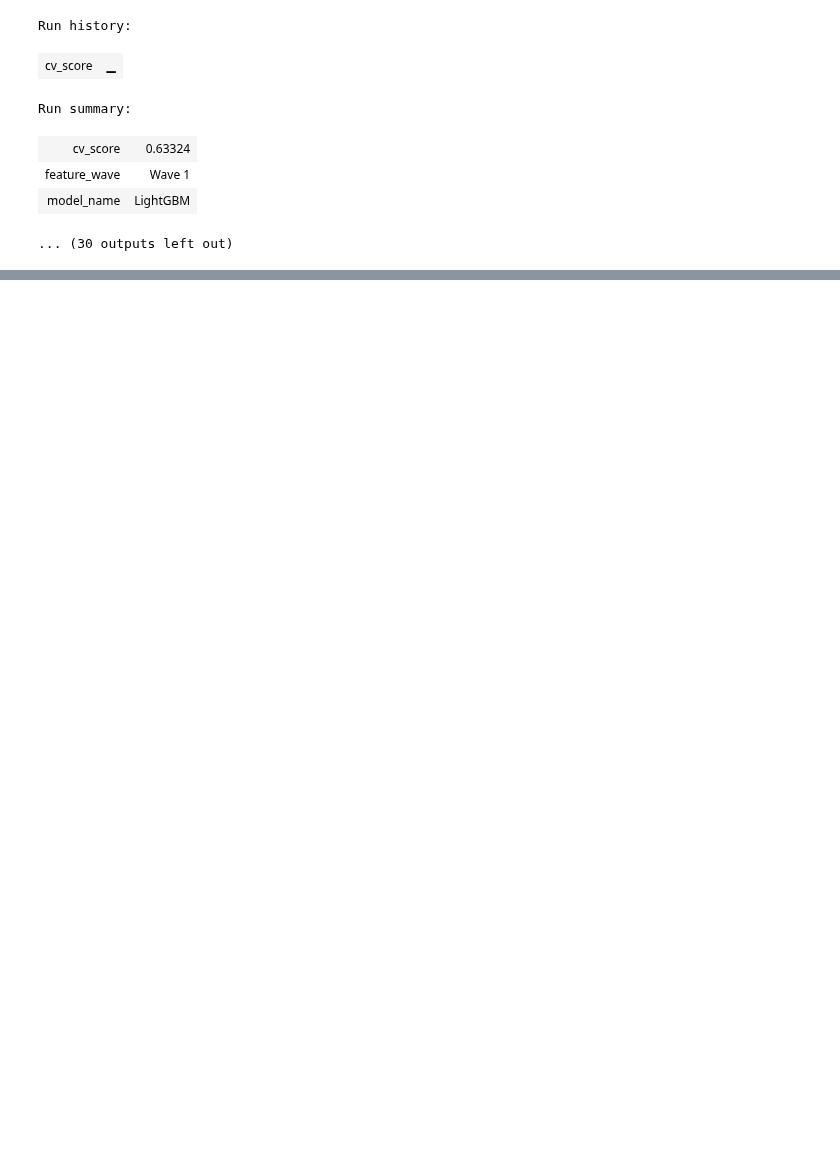
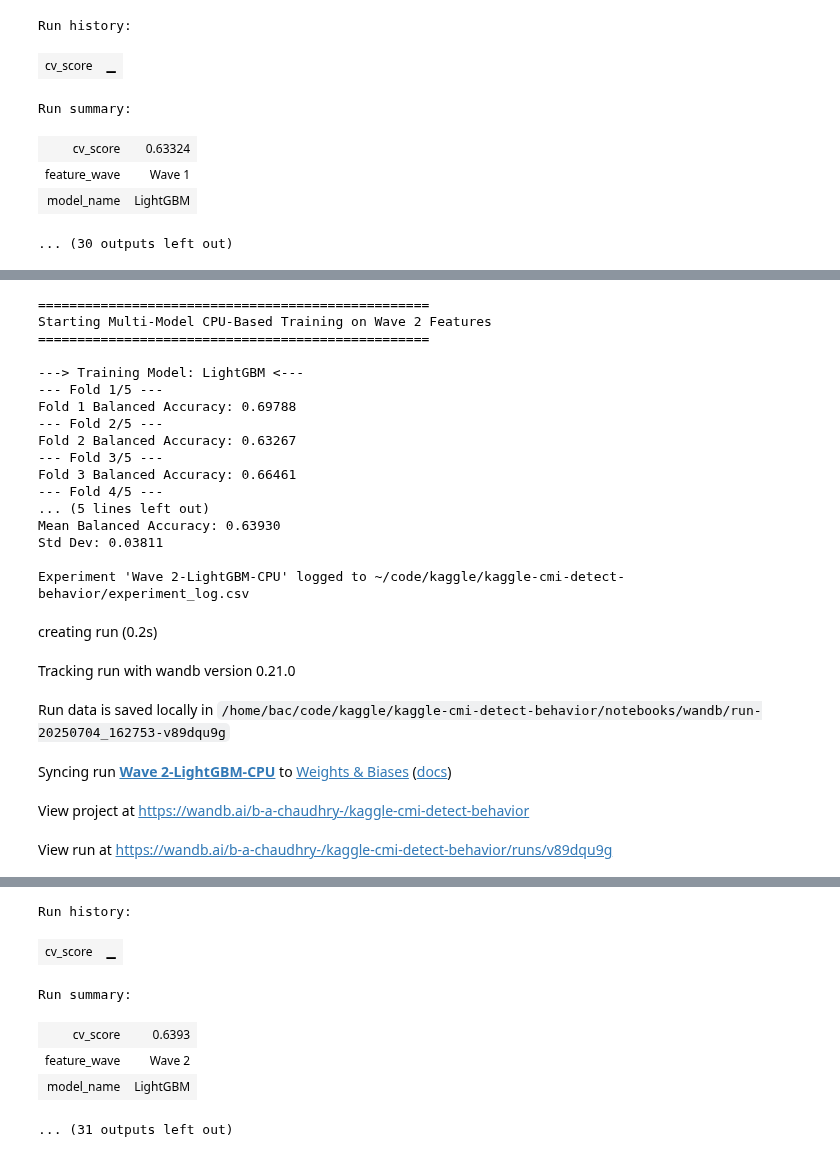
Before and after one commit to bachaudhry/kaggle-cmi-detect-behavior, a Jupyter notebook: notebooks/02-model-training.ipynb, the cells around one changed output, grey strips where cells are left out. Saved outputs shown, nothing was run; the diff lists cells and outputs as text; code cells hidden in the pictures; blank space fills up the shorter version.

```diff
--- a/notebooks/02-model-training.ipynb
+++ b/notebooks/02-model-training.ipynb
@@ -562,0 +636,72 @@ Run summary:
+# %%
+FEATURE_WAVE = "Wave 2"
+N_SPLITS = 5
+SEED = 42
+
+# --- Prepare data for CV ---
+X = features_df.drop(columns=['subject', 'gesture', 'gesture_encoded'])
+y = features_df['gesture_encoded']
+groups = features_df['subject']
+# %%
+# --- Cross-Validation Loop ---
+print("="*50)
+print(f"Starting Multi-Model CPU-Based Training on {FEATURE_WAVE} Features")
+print("="*50)
+
+for model_name, config in model_configs.items():
+    EXPERIMENT_NAME = f"{FEATURE_WAVE}-{model_name}-CPU"
+    fold_scores = []
+
+    print(f"\n---> Training Model: {model_name} <---")
+    cv = StratifiedGroupKFold(n_splits=N_SPLITS, shuffle=True, random_state=SEED)
+
+    for fold, (train_idx, val_idx) in enumerate(cv.split(X, y, groups)):
+        print(f"--- Fold {fold+1}/{N_SPLITS} ---")
+        X_train, y_train = X.iloc[train_idx], y.iloc[train_idx]
+        X_val, y_val = X.iloc[val_idx], y.iloc[val_idx]
+        model = config['model'](**config['params'])
+        if model_name == 'LightGBM':
+            model.fit(X_train, y_train, eval_set=[(X_val, y_val)], callbacks=[lgb.early_stopping(100, verbose=False)])
+        elif model_name == 'CatBoost':
+            model.fit(X_train, y_train, eval_set=[(X_val, y_val)], early_stopping_rounds=100, verbose=0)
+        elif model_name == 'XGBoost':
+            model.fit(X_train, y_train, verbose=False)
+        val_preds = model.predict_proba(X_val)
+        fold_score = balanced_accuracy_score(y_val, np.argmax(val_preds, axis=1))
+        fold_scores.append(fold_score)
+        print(f"Fold {fold+1} Balanced Accuracy: {fold_score:.5f}")
+
+    mean_cv_score = np.mean(fold_scores)
+    print(f"\n--- CV Summary for {model_name} ---")
+    print(f"Mean Balanced Accuracy: {mean_cv_score:.5f}")
+    print(f"Std Dev: {np.std(fold_scores):.5f}\n")
+
+    tracker.log_experiment(
+        experiment_name=EXPERIMENT_NAME, model_name=model_name, feature_wave=FEATURE_WAVE,
+        cv_score=mean_cv_score, params=config['params'],
+        notes="Added IMU (mag, jerk) and Thermopile (gradient) features before phase aggregation."
+    )
+# %% [output]
+==================================================
+Starting Multi-Model CPU-Based Training on Wave 2 Features
+==================================================
+
+---> Training Model: LightGBM <---
+--- Fold 1/5 ---
+Fold 1 Balanced Accuracy: 0.69788
+--- Fold 2/5 ---
+Fold 2 Balanced Accuracy: 0.63267
+--- Fold 3/5 ---
+Fold 3 Balanced Accuracy: 0.66461
+--- Fold 4/5 ---
+... (5 lines left out)
+Mean Balanced Accuracy: 0.63930
+Std Dev: 0.03811
+
+Experiment 'Wave 2-LightGBM-CPU' logged to ~/code/kaggle/kaggle-cmi-detect-behavior/experiment_log.csv
+creating run (0.2s)
+Tracking run with wandb version 0.21.0
+Run data is saved locally in /home/bac/code/kaggle/kaggle-cmi-detect-behavior/notebooks/wandb/run-20250704_162753-v89dqu9g
+Syncing run Wave 2-LightGBM-CPU to Weights & Biases (docs)
+View project at https://wandb.ai/b-a-chaudhry-/kaggle-cmi-detect-behavior
+View run at https://wandb.ai/b-a-chaudhry-/kaggle-cmi-detect-behavior/runs/v89dqu9g
@@ -562,0 +709,7 @@ Run summary:
+Run history:
+| cv_score | ▁ |
+Run summary:
+| cv_score | 0.6393 |
+| feature_wave | Wave 2 |
+| model_name | LightGBM |
+... (31 outputs left out)
```
Also changed, not shown: parts of 7 cells of this notebook, 1 other file.
